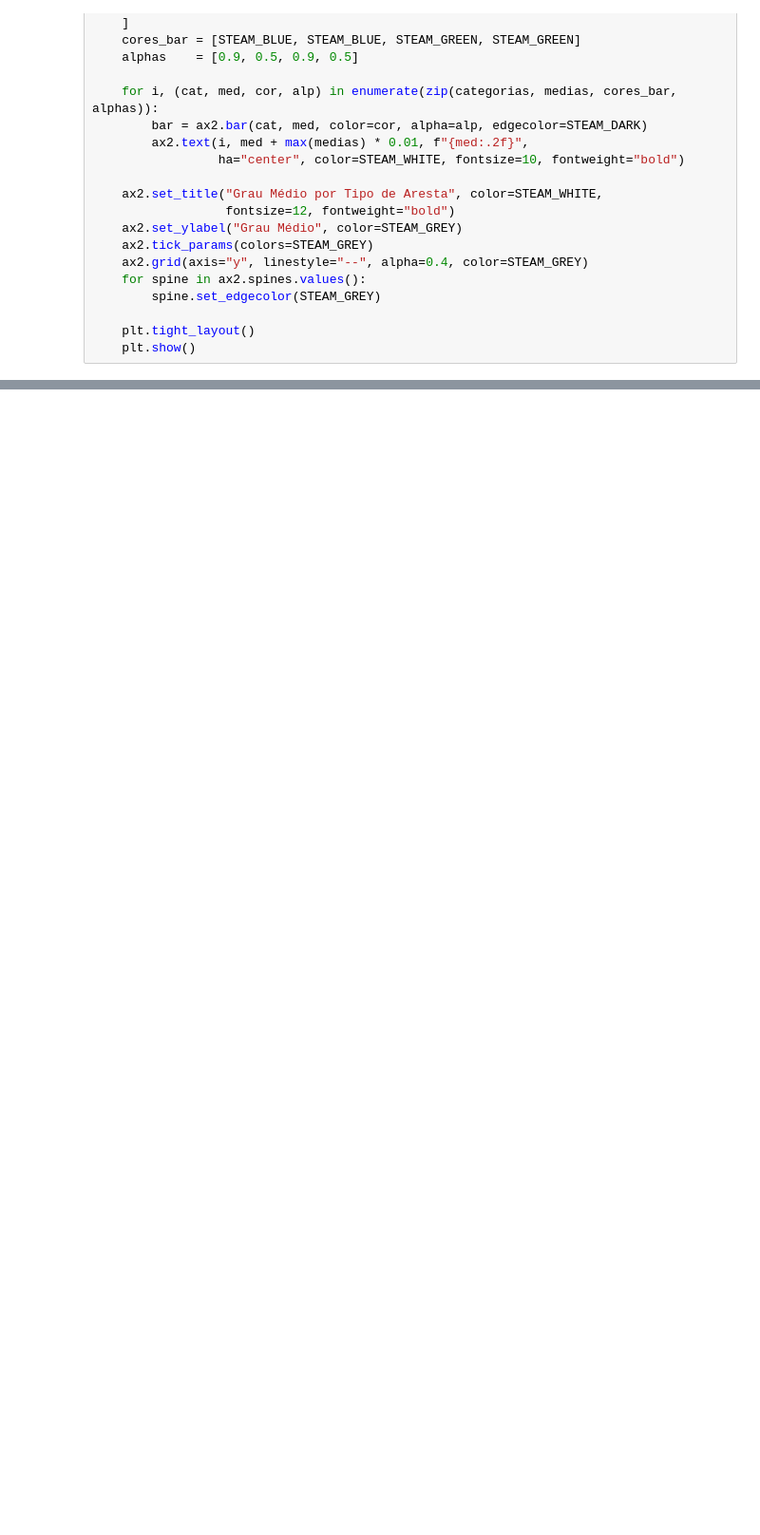
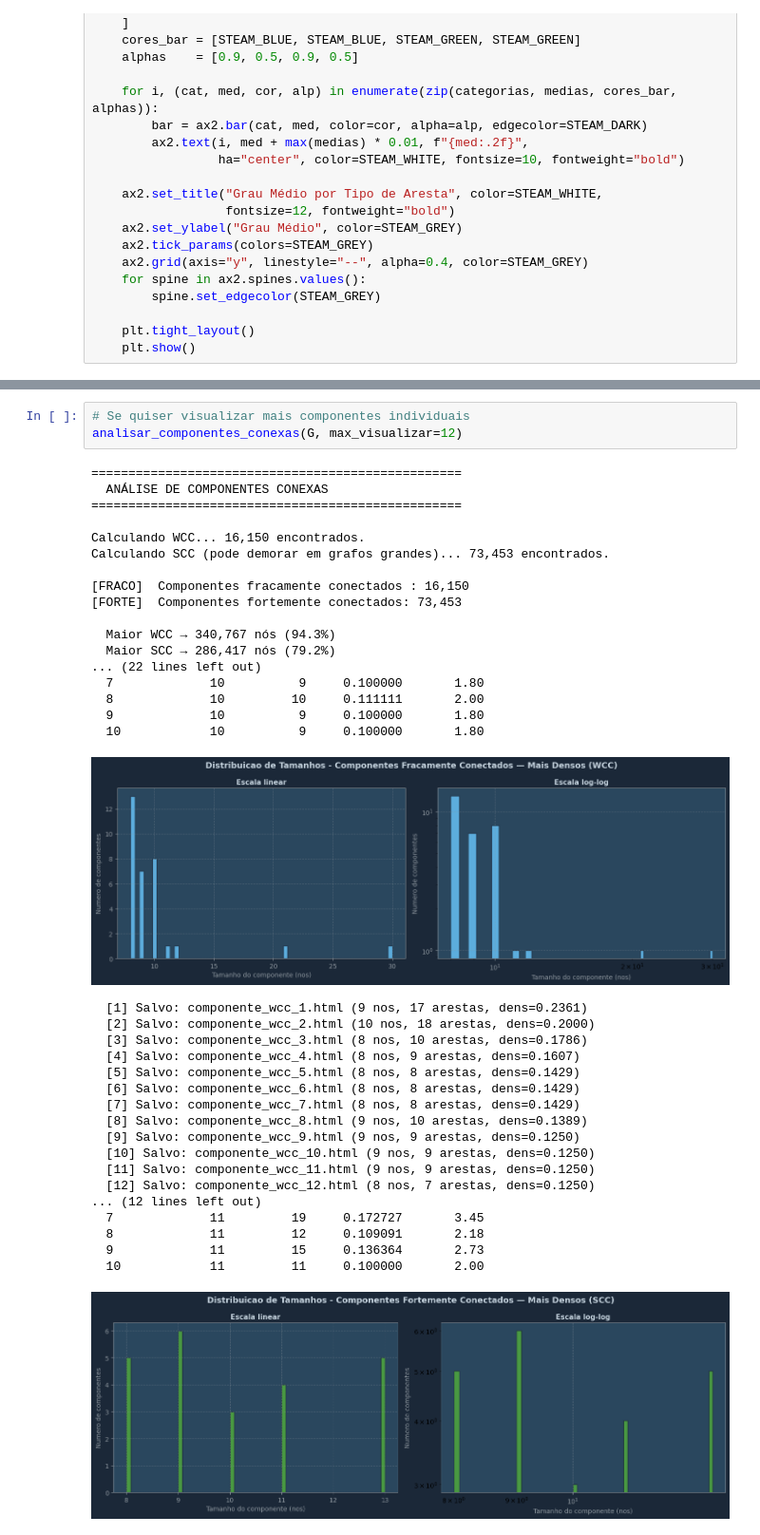
Before and after one commit to gabriel-a-b-gomes/mc859-projeto-grafos, a Jupyter notebook: notebooks/analysis-graph.ipynb, the cells around one changed output, grey strips where cells are left out. Shown at 95% size. Cells and saved outputs as stored; diff of their text form; blank space fills up the shorter version.

Commit message:
feat: weak and strong conex components

```diff
--- a/notebooks/analysis-graph.ipynb
+++ b/notebooks/analysis-graph.ipynb
@@ -474,0 +768,40 @@ Total de arestas (conexões):    682,825
+# %%
+# Se quiser visualizar mais componentes individuais
+analisar_componentes_conexas(G, max_visualizar=12)
+# %% [output]
+==================================================
+  ANÁLISE DE COMPONENTES CONEXAS
+==================================================
+
+Calculando WCC... 16,150 encontrados.
+Calculando SCC (pode demorar em grafos grandes)... 73,453 encontrados.
+
+[FRACO]  Componentes fracamente conectados : 16,150
+[FORTE]  Componentes fortemente conectados: 73,453
+
+  Maior WCC → 340,767 nós (94.3%)
+  Maior SCC → 286,417 nós (79.2%)
+... (22 lines left out)
+  7             10          9     0.100000       1.80
+  8             10         10     0.111111       2.00
+  9             10          9     0.100000       1.80
+  10            10          9     0.100000       1.80
+[figure, added]
+  [1] Salvo: componente_wcc_1.html (9 nos, 17 arestas, dens=0.2361)
+  [2] Salvo: componente_wcc_2.html (10 nos, 18 arestas, dens=0.2000)
+  [3] Salvo: componente_wcc_3.html (8 nos, 10 arestas, dens=0.1786)
+  [4] Salvo: componente_wcc_4.html (8 nos, 9 arestas, dens=0.1607)
+  [5] Salvo: componente_wcc_5.html (8 nos, 8 arestas, dens=0.1429)
+  [6] Salvo: componente_wcc_6.html (8 nos, 8 arestas, dens=0.1429)
+  [7] Salvo: componente_wcc_7.html (8 nos, 8 arestas, dens=0.1429)
+  [8] Salvo: componente_wcc_8.html (9 nos, 10 arestas, dens=0.1389)
+  [9] Salvo: componente_wcc_9.html (9 nos, 9 arestas, dens=0.1250)
+  [10] Salvo: componente_wcc_10.html (9 nos, 9 arestas, dens=0.1250)
+  [11] Salvo: componente_wcc_11.html (9 nos, 9 arestas, dens=0.1250)
+  [12] Salvo: componente_wcc_12.html (8 nos, 7 arestas, dens=0.1250)
+... (12 lines left out)
+  7             11         19     0.172727       3.45
+  8             11         12     0.109091       2.18
+  9             11         15     0.136364       2.73
+  10            11         11     0.100000       2.00
+[figure, added]
```
Also changed, not shown: parts of 4 cells of this notebook, 32 other files.
